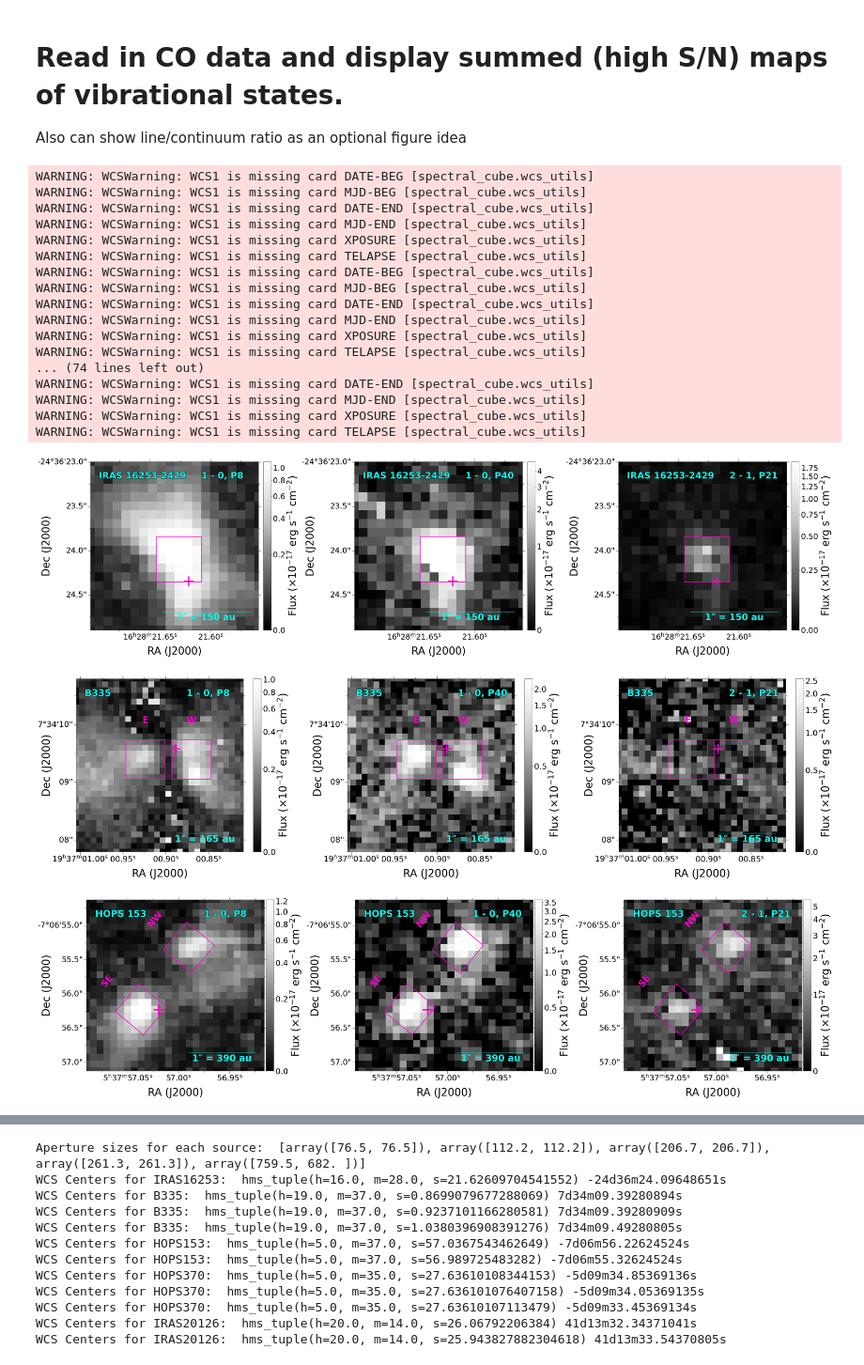
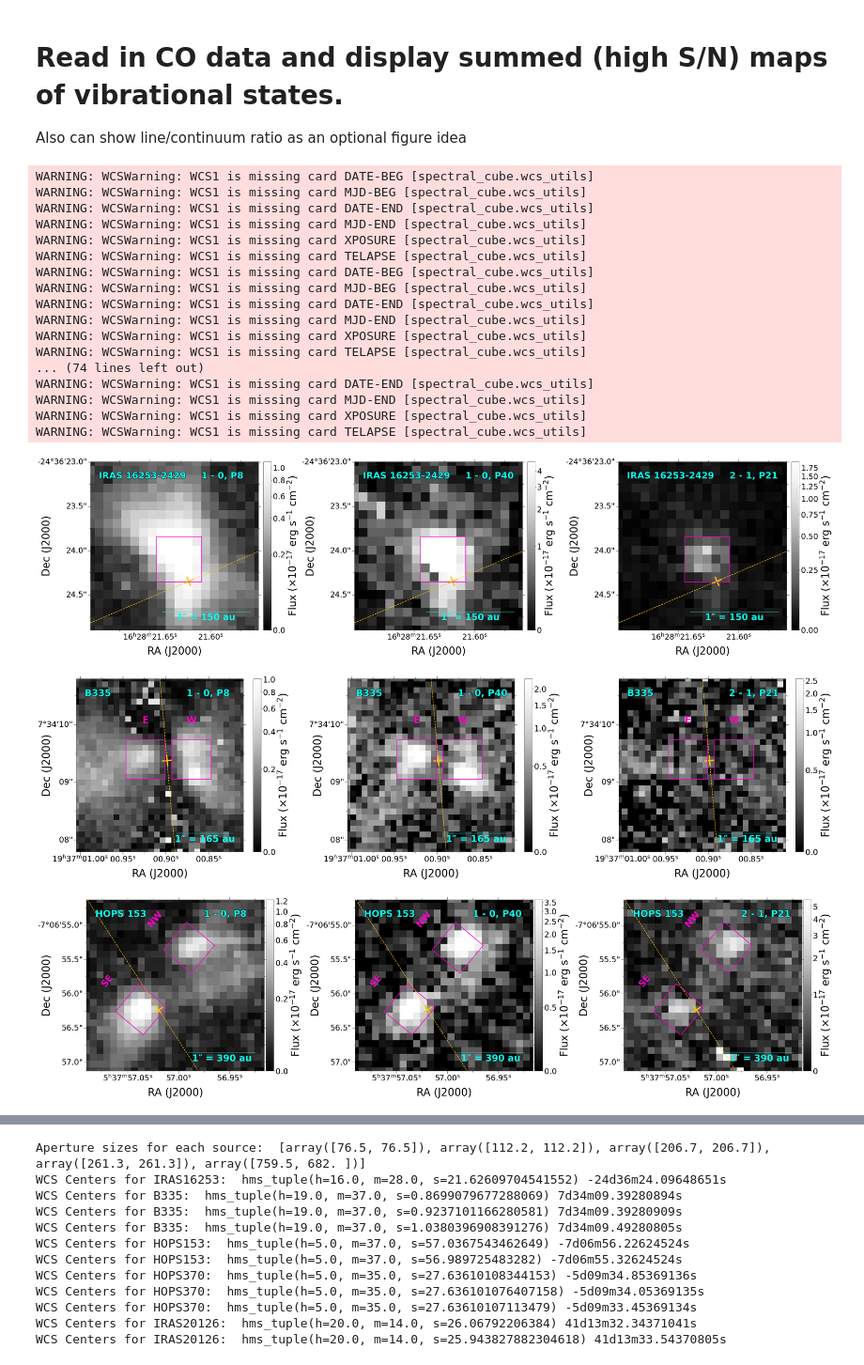
Before and after one commit to AdamER123/-active-JWST_IPA_AER, a Jupyter notebook: NIRSpec_centralcoPaper_lineimgs.ipynb, the cells around one changed output, grey strips where cells are left out. Shown at 94% size. Cells and saved outputs as stored; diff of their text form; code cells hidden in the pictures.

```diff
--- a/NIRSpec_centralcoPaper_lineimgs.ipynb
+++ b/NIRSpec_centralcoPaper_lineimgs.ipynb
@@ -417,7 +416,7 @@ from astropy.visualization.wcsaxes import add_scalebar
 from astropy.wcs import WCS
 from photutils.aperture import CircularAperture, RectangularAperture #, RectangularAnnulus, SkyCircularAperture
 import matplotlib.font_manager as fm
-from matplotlib import patheffects
+from matplotlib import patheffects, markers
 # import matplotlib.patches as patches
 # from matplotlib.transforms import Affine2D
 # central_sources = [(45, 44), (46, 44), (44, 40), (39, 45), (46, 42)]
@@ -452,12 +451,12 @@ from astropy.coordinates import FK5
 # photocen_ra_list = ['16h28m21.63s', '19h37m00.93s', '5h37m57.03s', '5h35m27.64s', '20h14m26.04s']
 # photocen_dec_list = ['-24d36m24.11s', '+07d34m09.32s', '-07d06m56.16s', '-05d09m33.94s', '+41d13m32.43s']
 #from mm/sub-mm positions collected by Sam Federman
-photocen_ra_list = ['16h28m21.62s', '19h37m00.89', '5h37m57.021', '5h35m27.635', '20h14m26.0364s']
-photocen_dec_list = ['-24d36m24.33', '+07d34m09.6s', '-07d06m56.25s', '-05d09m34.44s', '+41d13m32.516s']
-
+photocen_ra_list = ['16h28m21.62s', '19h37m00.9', '5h37m57.021', '5h35m27.635', '20h14m26.0364s']
+photocen_dec_list = ['-24d36m24.33', '+07d34m09.4s', '-07d06m56.25s', '-05d09m34.44s', '+41d13m32.516s']
 photocen_sky_list = [SkyCoord(i,j, frame=FK5) for i,j in zip(photocen_ra_list, photocen_dec_list)] #combining ra and dec to an astropy object
 # offsets from alma ra: 0.012, 0.01, 0.09, 0.003, 0.0164
 # offsets from alma dec: 0.25, 0.15, 0.475, 0.06, 0.234
+disk_pa_list = [23, -90+5, -90+33, 109.7-90, -56] #90-67
 
 #loop thorugh protostars:
 for i in range(len(protostars)):
@@ -554,7 +553,13 @@ for i in range(len(protostars)):
 
         #plot central source
         photocen_pix_list = WCS(co_header).world_to_pixel(photocen_sky_list[i]) #from sky to pixels for ease of plotting
-        ax_list[j].scatter(photocen_pix_list[0], photocen_pix_list[1], marker='+', color='xkcd:hot magenta', s=1500, linewidth=5) #if based on pixel measurements on the images
+        t = markers.MarkerStyle(marker='+') #rotate a marker, see https://stackoverflow.com/questions/23345565/is-it-possible-to-control-matplotlib-marker-orientation
+        t._transform = t.get_transform().rotate_deg(disk_pa_list[i])
+        ax_list[j].scatter(photocen_pix_list[0], photocen_pix_list[1], marker=t, color='xkcd:goldenrod', s=1500, linewidth=5) #if based on pixel measurements on the images
+        # if i != 3 and i != 2 and i != 1:
+        ax_list[j].axline((photocen_pix_list[0], photocen_pix_list[1]), slope=np.tan(np.pi/180.0 * disk_pa_list[i]), color='xkcd:goldenrod', lw=2, ls='--') # see https://stackoverflow.com/questions/28417604/plotting-a-line-from-a-coordinate-with-and-angle
+        # if i == 3 or i == 2 or i == 1:
+            # ax_list[j].axline((photocen_pix_list[0], photocen_pix_list[1]), slope=np.tan(np.pi/180.0 * (90+disk_pa_list[i])), color='xkcd:goldenrod', lw=2, ls='--') # see https://stackoverflow.com/questions/28417604/plotting-a-line-from-a-coordinate-with-and-angle
 
         #overplotting the aperture
         if aper_shape_list[i] == 'Circle':
@@ -596,33 +601,33 @@ for i in range(len(protostars)):
         ax_list[j].tick_params(axis='y', which='major', length=10)
         ax_list[j].tick_params(axis='x', which='minor', length=5)
         ax_list[j].tick_params(axis='y', which='minor', length=5)
         ax_list[j].coords[0].set_axislabel('RA (J2000)', fontsize=40)
         ax_list[j].coords[1].set_axislabel('Dec (J2000)', fontsize=40, minpad=-0.9)
         ax_list[j].set_xlim(ax_xlims_list[i][0], ax_xlims_list[i][1])
         ax_list[j].set_ylim(ax_ylims_list[i][0], ax_ylims_list[i][1])
 
     #display pixel coordinates that we used here for reference if curious
     # print([co_v_p_data_corrected[10][i].shape[0] - central_sources[i][0] for i in range(len(central_sources))], [i[1] for i in central_sources])
 
     fig.savefig('CentralSource_CO/' + protostars[i] + '_Images.pdf') #save plot
 # %% [output]
 WARNING: WCSWarning: WCS1 is missing card DATE-BEG [spectral_cube.wcs_utils]
 WARNING: WCSWarning: WCS1 is missing card MJD-BEG [spectral_cube.wcs_utils]
 WARNING: WCSWarning: WCS1 is missing card DATE-END [spectral_cube.wcs_utils]
 WARNING: WCSWarning: WCS1 is missing card MJD-END [spectral_cube.wcs_utils]
 WARNING: WCSWarning: WCS1 is missing card XPOSURE [spectral_cube.wcs_utils]
 WARNING: WCSWarning: WCS1 is missing card TELAPSE [spectral_cube.wcs_utils]
 WARNING: WCSWarning: WCS1 is missing card DATE-BEG [spectral_cube.wcs_utils]
 WARNING: WCSWarning: WCS1 is missing card MJD-BEG [spectral_cube.wcs_utils]
 WARNING: WCSWarning: WCS1 is missing card DATE-END [spectral_cube.wcs_utils]
 WARNING: WCSWarning: WCS1 is missing card MJD-END [spectral_cube.wcs_utils]
 WARNING: WCSWarning: WCS1 is missing card XPOSURE [spectral_cube.wcs_utils]
 WARNING: WCSWarning: WCS1 is missing card TELAPSE [spectral_cube.wcs_utils]
 ... (74 lines left out)
 WARNING: WCSWarning: WCS1 is missing card DATE-END [spectral_cube.wcs_utils]
 WARNING: WCSWarning: WCS1 is missing card MJD-END [spectral_cube.wcs_utils]
 WARNING: WCSWarning: WCS1 is missing card XPOSURE [spectral_cube.wcs_utils]
 WARNING: WCSWarning: WCS1 is missing card TELAPSE [spectral_cube.wcs_utils]
-[figure, old version]
+[figure, new version]
-[figure, old version]
+[figure, new version]
-[figure, old version]
+[figure, new version]
```
Also changed, not shown: parts of 5 cells of this notebook, 7 other files.
